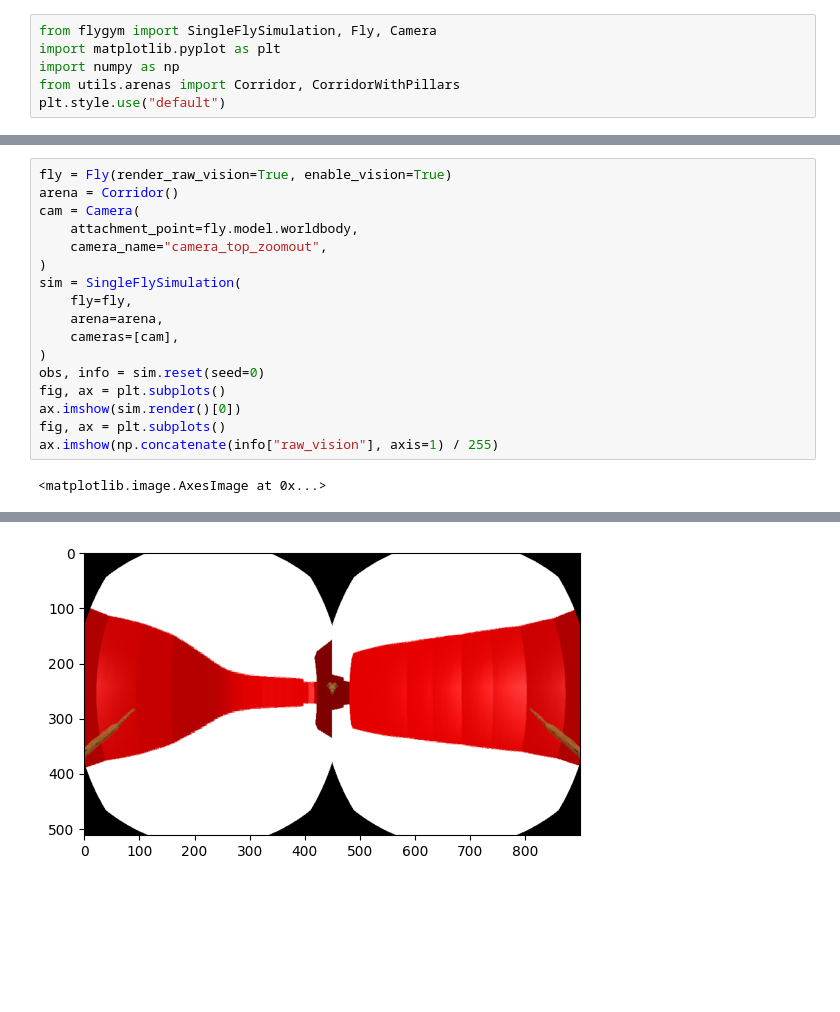
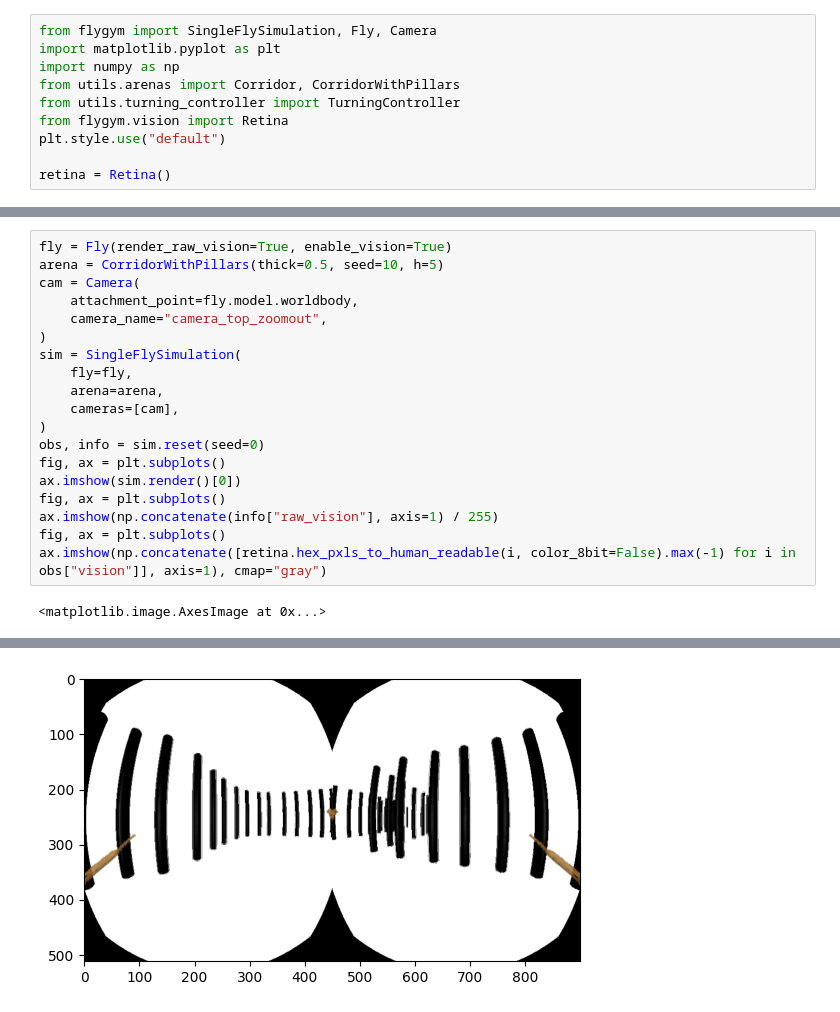
Before and after one commit to timurunv/cobar_project, a Jupyter notebook: corridor.ipynb, the cells around one changed output, grey strips where cells are left out. Cells and saved outputs as stored; diff of their text form; blank space fills up the shorter version.

Commit message:
add scattered pillars arena

```diff
--- a/corridor.ipynb
+++ b/corridor.ipynb
@@ -3,4 +3,8 @@ from flygym import SingleFlySimulation, Fly, Camera
 import matplotlib.pyplot as plt
 import numpy as np
 from utils.arenas import Corridor, CorridorWithPillars
+from utils.turning_controller import TurningController
+from flygym.vision import Retina
 plt.style.use("default")
+
+retina = Retina()
@@ -7,6 +44,6 @@ plt.style.use("default")
 # %%
 fly = Fly(render_raw_vision=True, enable_vision=True)
-arena = Corridor()
+arena = CorridorWithPillars(thick=0.5, seed=10, h=5)
 cam = Camera(
     attachment_point=fly.model.worldbody,
     camera_name="camera_top_zoomout",
@@ -21,5 +58,7 @@ fig, ax = plt.subplots()
 ax.imshow(sim.render()[0])
 fig, ax = plt.subplots()
 ax.imshow(np.concatenate(info["raw_vision"], axis=1) / 255)
+fig, ax = plt.subplots()
+ax.imshow(np.concatenate([retina.hex_pxls_to_human_readable(i, color_8bit=False).max(-1) for i in obs["vision"]], axis=1), cmap="gray")
 # %% [output]
 <matplotlib.image.AxesImage at 0x...>
@@ -27 +66 @@ ax.imshow(np.concatenate(info["raw_vision"], axis=1) / 255)
-[figure, old version]
+[figure, new version]
```
Also changed, not shown: parts of 3 cells of this notebook, 1 other file.
